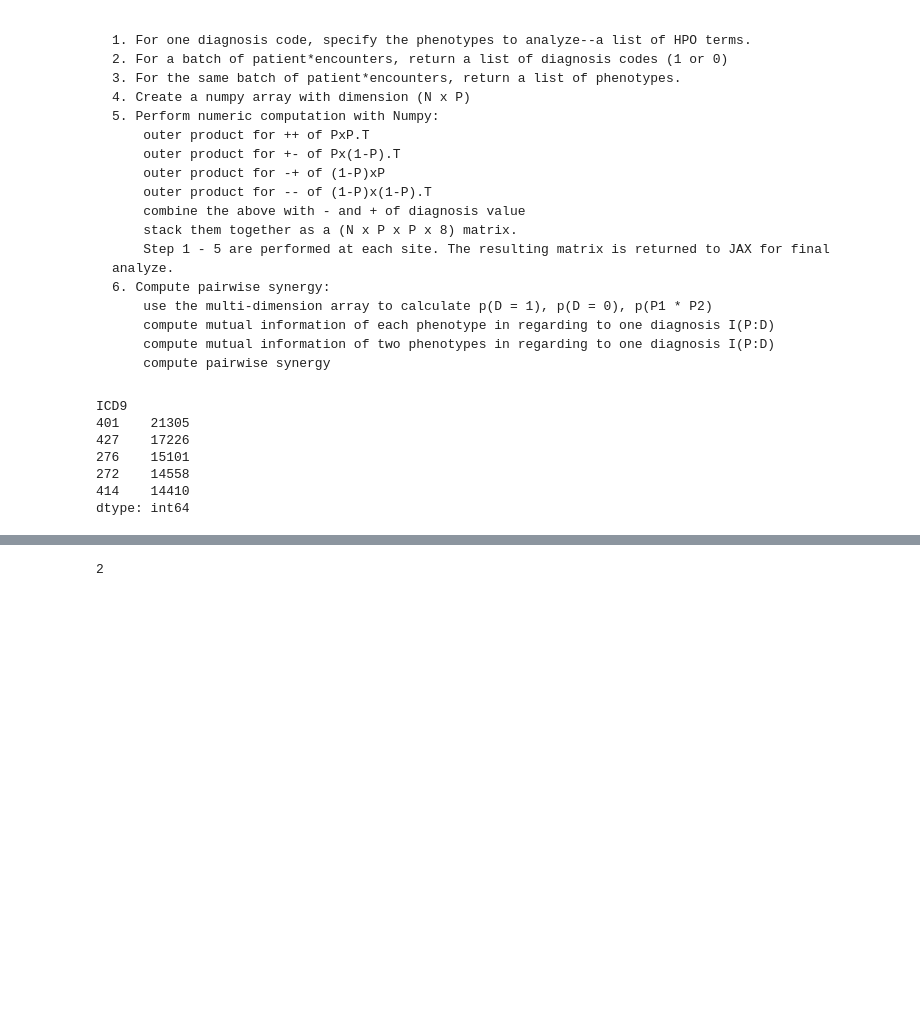
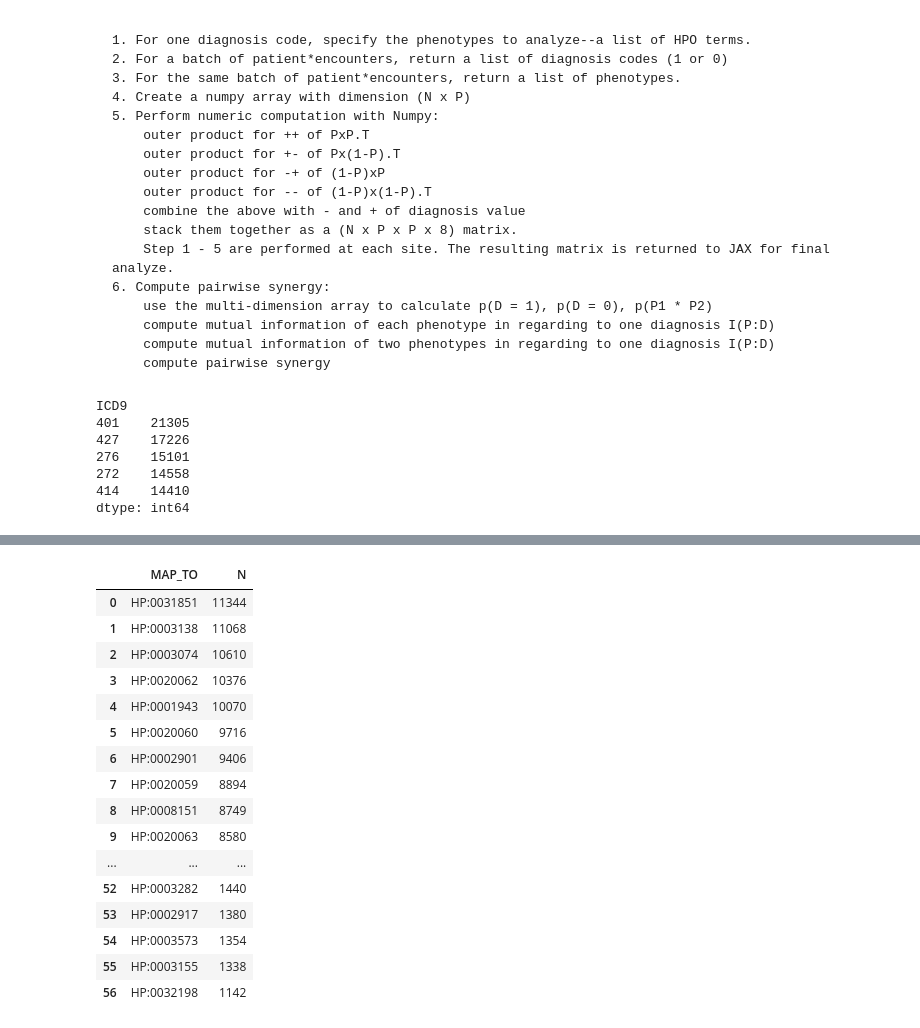
Before and after one commit to TheJacksonLaboratory/MIMIC_HPO, a Jupyter notebook: src/main/resources/mutual_info.ipynb, the cells around one changed output, grey strips where cells are left out. Drawn from its saved outputs; the diff is of its cells as text; code cells hidden in the pictures; blank space fills up the shorter version.

```diff
--- a/src/main/resources/mutual_info.ipynb
+++ b/src/main/resources/mutual_info.ipynb
@@ -1274,3 +1452,21 @@ start = 58900; end = 58976; actual batch size = 76
 # %%
+
+phenoSet
 # %% [output]
-2
+|  | MAP_TO | N |
+| 0 | HP:0031851 | 11344 |
+| 1 | HP:0003138 | 11068 |
+| 2 | HP:0003074 | 10610 |
+| 3 | HP:0020062 | 10376 |
+| 4 | HP:0001943 | 10070 |
+| 5 | HP:0020060 | 9716 |
+| 6 | HP:0002901 | 9406 |
+| 7 | HP:0020059 | 8894 |
+| 8 | HP:0008151 | 8749 |
+| 9 | HP:0020063 | 8580 |
+| ... | ... | ... |
+| 52 | HP:0003282 | 1440 |
+| 53 | HP:0002917 | 1380 |
+| 54 | HP:0003573 | 1354 |
+| 55 | HP:0003155 | 1338 |
+| 56 | HP:0032198 | 1142 |
```
Also changed, not shown: parts of 9 cells of this notebook.
